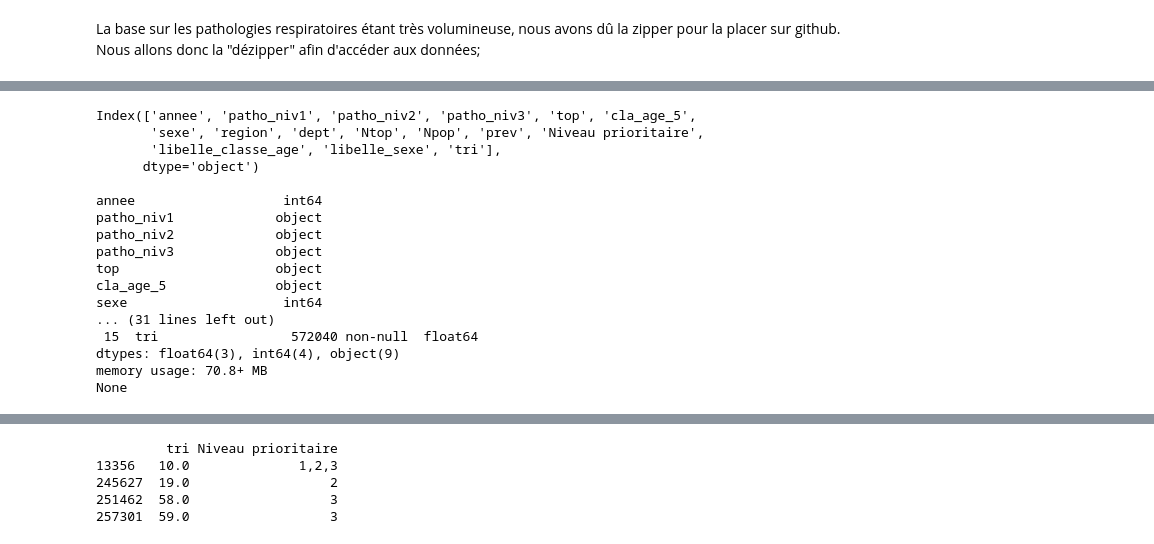
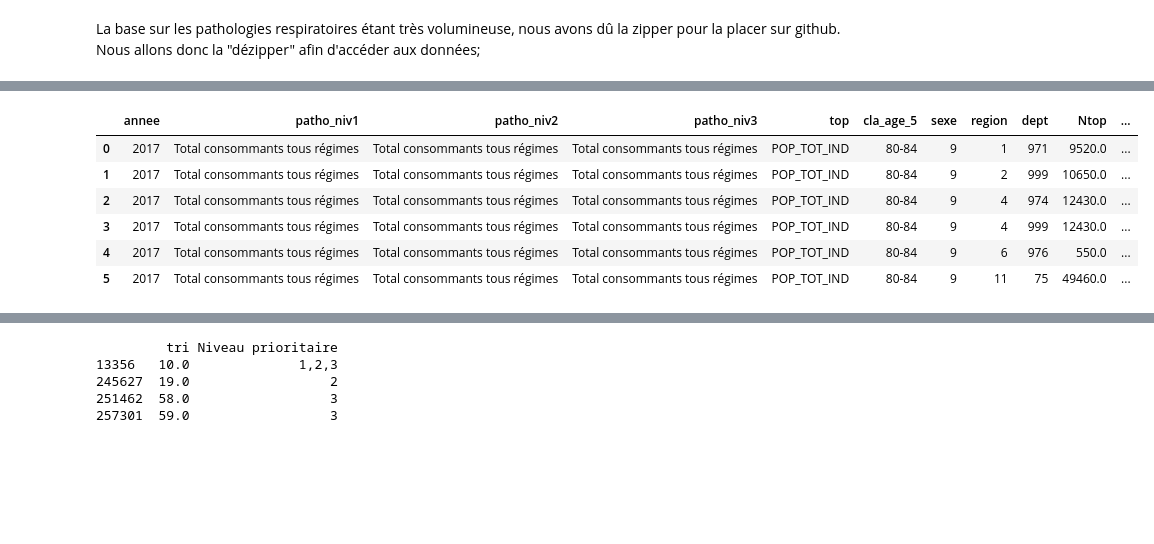
Before and after one commit to IvanaKUETE/projet-Python, a Jupyter notebook: projet/notebook/analyse_exploratoire.ipynb, the cells around one changed output, grey strips where cells are left out. Drawn from its saved outputs; the diff is of its cells as text; code cells hidden in the pictures; blank space fills up the shorter version.

```diff
--- a/projet/notebook/analyse_exploratoire.ipynb
+++ b/projet/notebook/analyse_exploratoire.ipynb
@@ -239,25 +228,12 @@ Fichier effectifs (4).csv extrait avec succès dans /home/onyxia/work/projet-Pyt
 # %%
 import pandas as pd
 pathologie = pd.read_csv(Path(DATA_DIR,"effectifs (4).csv"),sep=';')
+pathologie.head(6)
+# %% [output]
+|  | annee | patho_niv1 | patho_niv2 | patho_niv3 | top | cla_age_5 | sexe | region | dept | Ntop | ... |
+| 0 | 2017 | Total consommants tous régimes | Total consommants tous régimes | Total consommants tous régimes | POP_TOT_IND | 80-84 | 9 | 1 | 971 | 9520.0 | ... |
+| 1 | 2017 | Total consommants tous régimes | Total consommants tous régimes | Total consommants tous régimes | POP_TOT_IND | 80-84 | 9 | 2 | 999 | 10650.0 | ... |
+| 2 | 2017 | Total consommants tous régimes | Total consommants tous régimes | Total consommants tous régimes | POP_TOT_IND | 80-84 | 9 | 4 | 974 | 12430.0 | ... |
+| 3 | 2017 | Total consommants tous régimes | Total consommants tous régimes | Total consommants tous régimes | POP_TOT_IND | 80-84 | 9 | 4 | 999 | 12430.0 | ... |
+| 4 | 2017 | Total consommants tous régimes | Total consommants tous régimes | Total consommants tous régimes | POP_TOT_IND | 80-84 | 9 | 6 | 976 | 550.0 | ... |
+| 5 | 2017 | Total consommants tous régimes | Total consommants tous régimes | Total consommants tous régimes | POP_TOT_IND | 80-84 | 9 | 11 | 75 | 49460.0 | ... |
-# %%
-print(pathologie.columns, " \n")
-print(pathologie.dtypes, " \n")
-print(pathologie.info(), " \n")
-# %% [output]
-Index(['annee', 'patho_niv1', 'patho_niv2', 'patho_niv3', 'top', 'cla_age_5',
-       'sexe', 'region', 'dept', 'Ntop', 'Npop', 'prev', 'Niveau prioritaire',
-       'libelle_classe_age', 'libelle_sexe', 'tri'],
-      dtype='object')
-
-annee                   int64
-patho_niv1             object
-patho_niv2             object
-patho_niv3             object
-top                    object
-cla_age_5              object
-sexe                    int64
-... (31 lines left out)
- 15  tri                 572040 non-null  float64
-dtypes: float64(3), int64(4), object(9)
-memory usage: 70.8+ MB
-None
```
Also changed, not shown: parts of 43 cells of this notebook.
